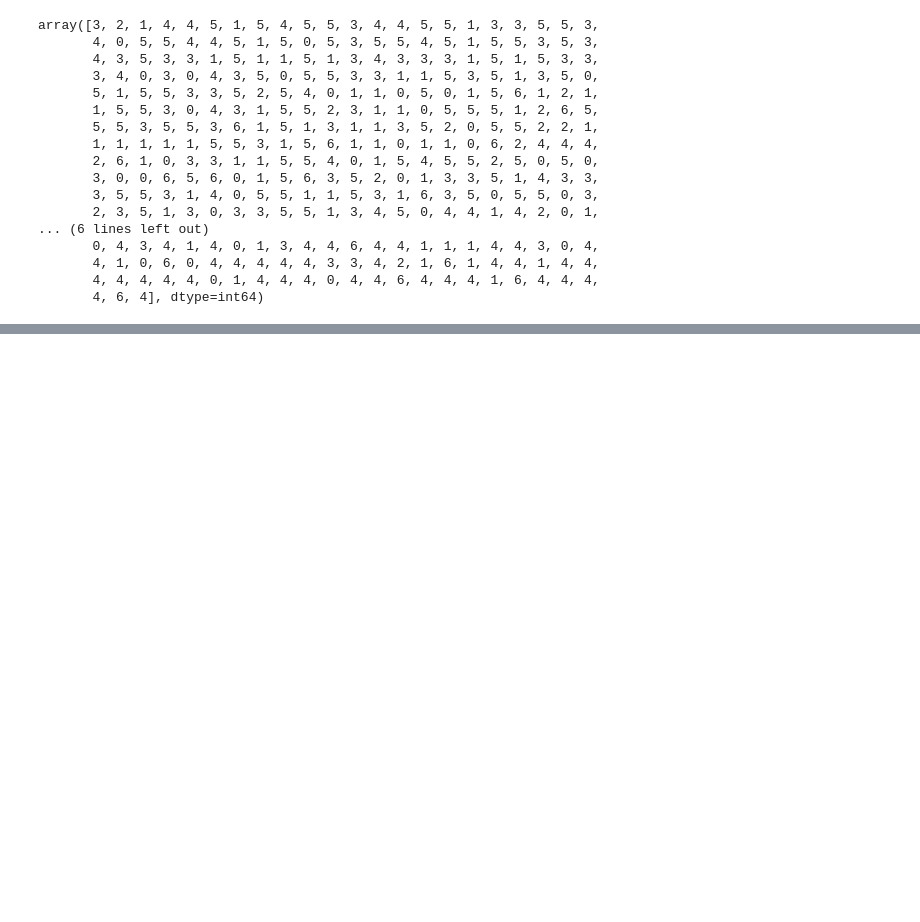
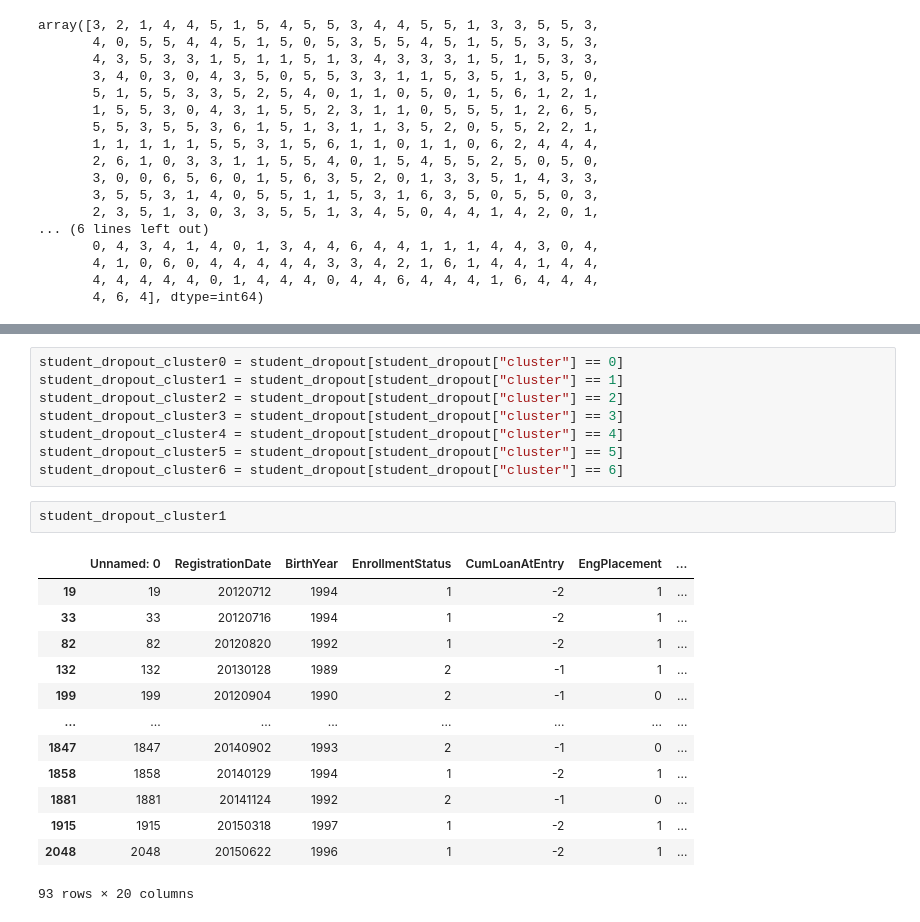
Before and after one commit to Johnson-olaolu/SDPR, a Jupyter notebook: clustering/heirachal Clustering.ipynb, the cells around one changed output, grey strips where cells are left out. Cells and saved outputs as stored; diff of their text form; blank space fills up the shorter version.

```diff
--- a/clustering/heirachal Clustering.ipynb
+++ b/clustering/heirachal Clustering.ipynb
@@ -38,0 +65,24 @@ array([3, 2, 1, 4, 4, 5, 1, 5, 4, 5, 5, 3, 4, 4, 5, 5, 1, 3, 3, 5, 5, 3,
+# %%
+student_dropout_cluster0 = student_dropout[student_dropout["cluster"] == 0]
+student_dropout_cluster1 = student_dropout[student_dropout["cluster"] == 1]
+student_dropout_cluster2 = student_dropout[student_dropout["cluster"] == 2]
+student_dropout_cluster3 = student_dropout[student_dropout["cluster"] == 3]
+student_dropout_cluster4 = student_dropout[student_dropout["cluster"] == 4]
+student_dropout_cluster5 = student_dropout[student_dropout["cluster"] == 5]
+student_dropout_cluster6 = student_dropout[student_dropout["cluster"] == 6]
+# %%
+student_dropout_cluster1
+# %% [output]
+|  | Unnamed: 0 | RegistrationDate | BirthYear | EnrollmentStatus | CumLoanAtEntry | EngPlacement | ... |
+| 19 | 19 | 20120712 | 1994 | 1 | -2 | 1 | ... |
+| 33 | 33 | 20120716 | 1994 | 1 | -2 | 1 | ... |
+| 82 | 82 | 20120820 | 1992 | 1 | -2 | 1 | ... |
+| 132 | 132 | 20130128 | 1989 | 2 | -1 | 1 | ... |
+| 199 | 199 | 20120904 | 1990 | 2 | -1 | 0 | ... |
+| ... | ... | ... | ... | ... | ... | ... | ... |
+| 1847 | 1847 | 20140902 | 1993 | 2 | -1 | 0 | ... |
+| 1858 | 1858 | 20140129 | 1994 | 1 | -2 | 1 | ... |
+| 1881 | 1881 | 20141124 | 1992 | 2 | -1 | 0 | ... |
+| 1915 | 1915 | 20150318 | 1997 | 1 | -2 | 1 | ... |
+| 2048 | 2048 | 20150622 | 1996 | 1 | -2 | 1 | ... |
+93 rows × 20 columns
```
Also changed, not shown: parts of 4 cells of this notebook.
